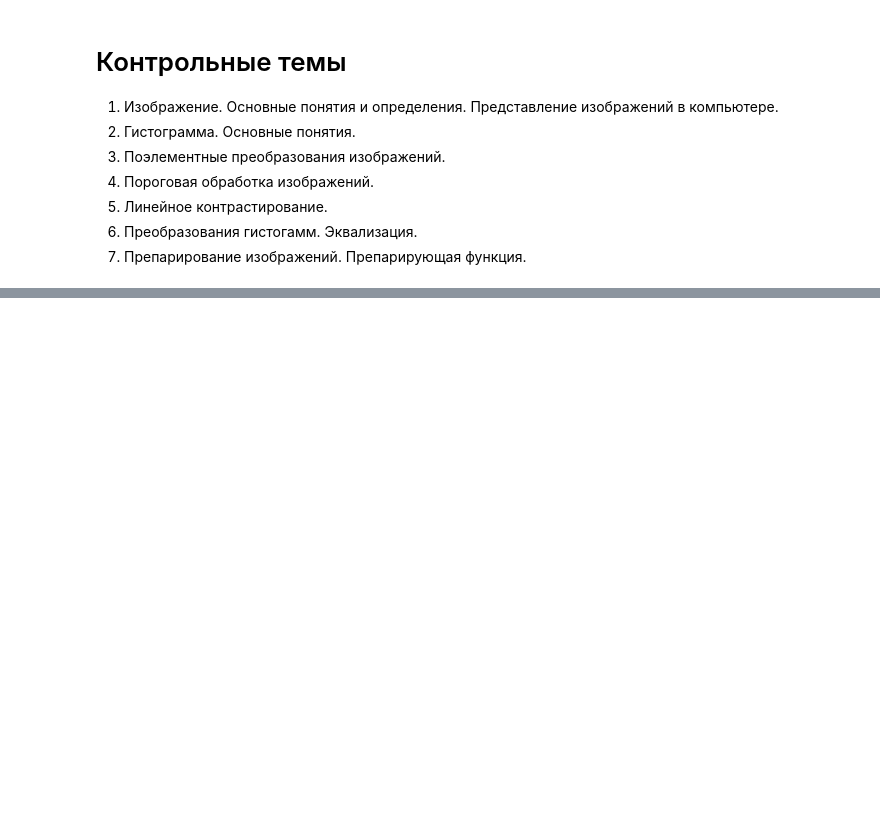
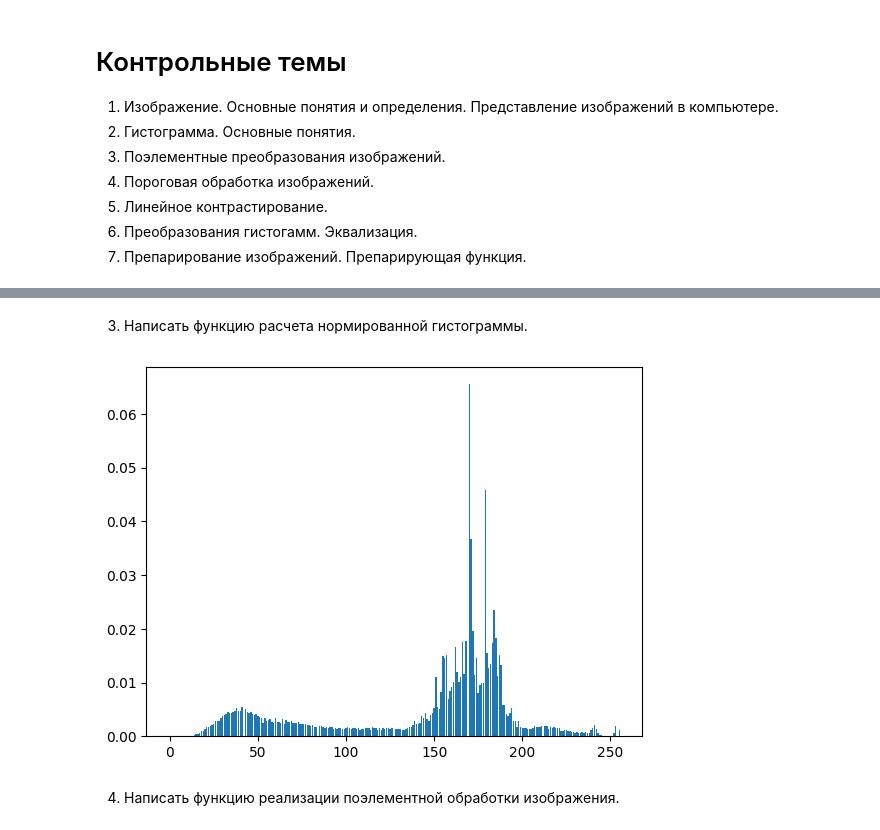
Before and after one commit to Televerso/TSOI_lab2, a Jupyter notebook: ТЦОИ_ЛР2.ipynb, the cells around one changed output, grey strips where cells are left out. Saved outputs shown, nothing was run; the diff lists cells and outputs as text; code cells hidden in the pictures; blank space fills up the shorter version.

```diff
--- a/ТЦОИ_ЛР2.ipynb
+++ b/ТЦОИ_ЛР2.ipynb
@@ -52,0 +85,27 @@
+# %% [markdown]
+3. Написать функцию расчета нормированной гистограммы.
+# %%
+def show_hist(hist, doprint=False):
+    if doprint:
+        print(hist)
+
+    plt.figure()
+    plt.bar(range(len(hist)), hist.tolist())
+    plt.show()
+# %%
+def norm_hist(image):
+    image_norm = normalize(image)
+    hist = np.zeros(256, dtype=float)
+    N = image.shape[0]*image.shape[1]
+    keys,vals = np.unique(image_norm, return_counts=True)
+
+    for key, value in zip(keys, vals):
+        hist[key] = value
+    return hist/N
+
+hist = norm_hist(image_gray)
+show_hist(hist)
+# %% [output]
+[figure, added]
+# %% [markdown]
+4. Написать функцию реализации поэлементной обработки изображения.
```
Also changed, not shown: parts of 11 cells of this notebook, 4 other files.
